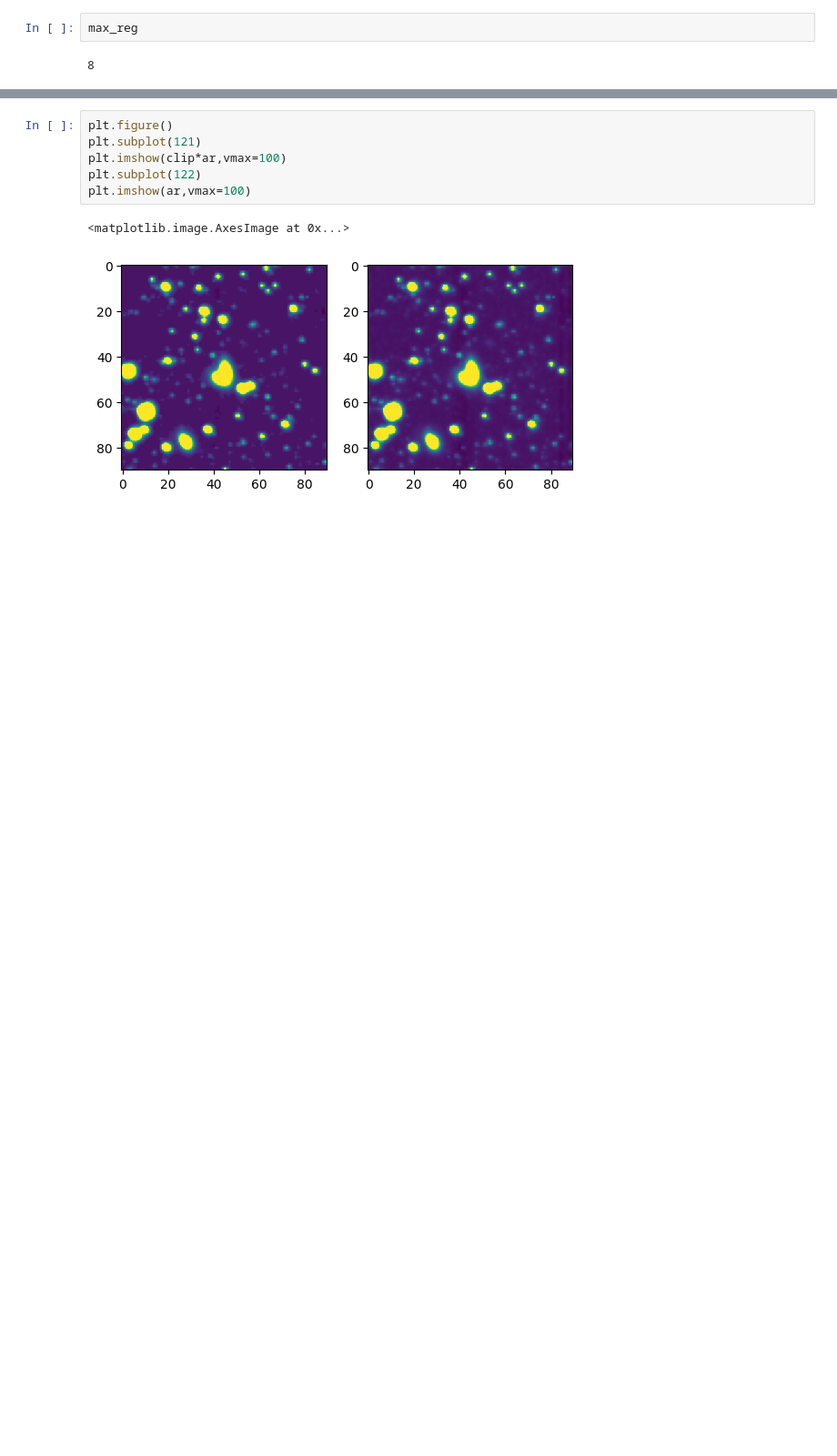
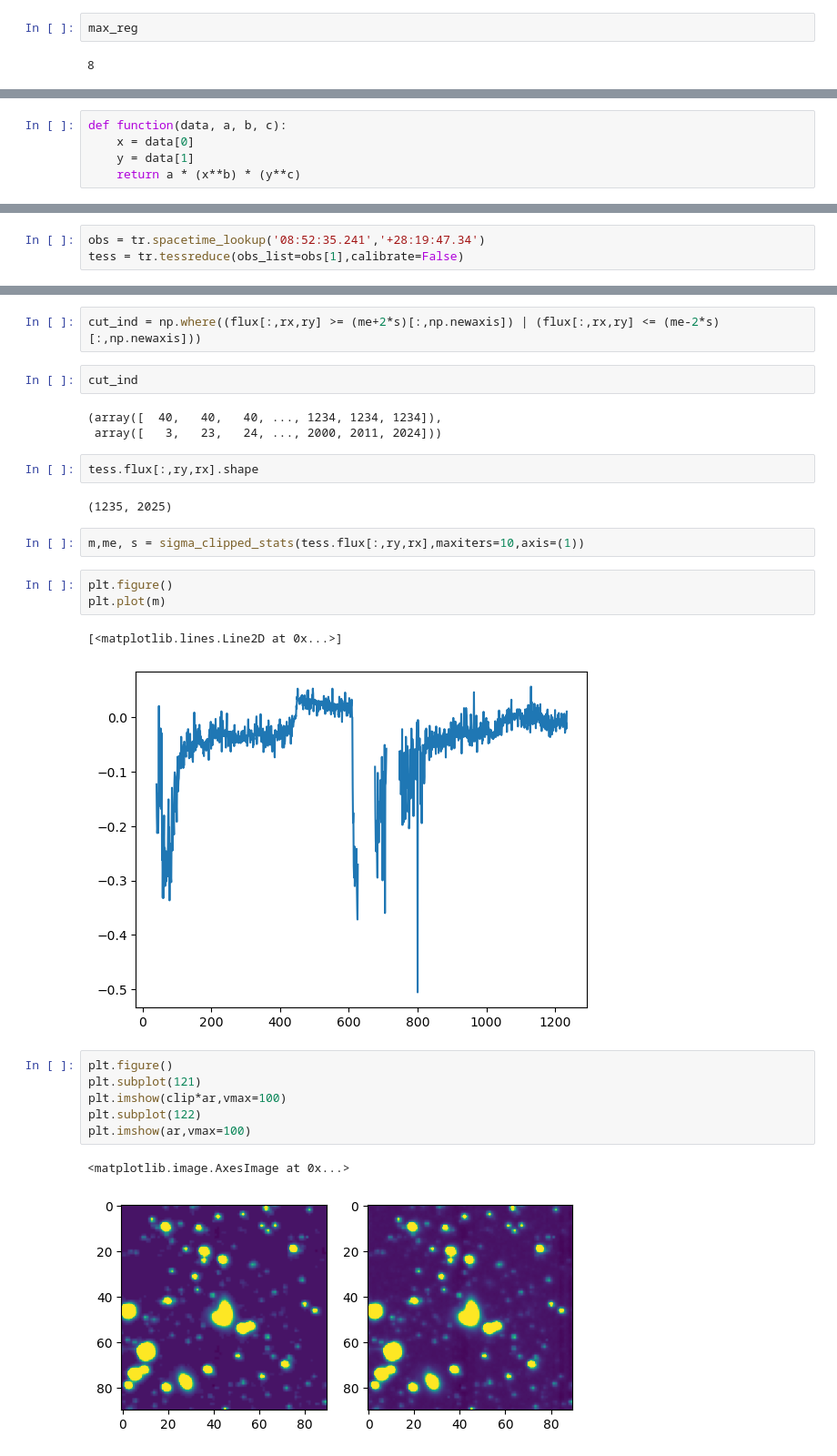
Before and after one commit to CheerfulUser/TESSreduce, a Jupyter notebook: development/test_statistics_range.ipynb, the cells around one changed output, grey strips where cells are left out. Shown at 91% size. Drawn from its saved outputs; the diff is of its cells as text; blank space fills up the shorter version.

```diff
--- a/development/test_statistics_range.ipynb
+++ b/development/test_statistics_range.ipynb
@@ -75,0 +110,5 @@ for i in range(max_reg+1):
+# %%
+def function(data, a, b, c):
+    x = data[0]
+    y = data[1]
+    return a * (x**b) * (y**c)
@@ -75,0 +147,3 @@ for i in range(max_reg+1):
+# %%
+obs = tr.spacetime_lookup('08:52:35.241','+28:19:47.34')
+tess = tr.tessreduce(obs_list=obs[1],calibrate=False)
@@ -76,3 +409,22 @@ for i in range(max_reg+1):
+# %%
+cut_ind = np.where((flux[:,rx,ry] >= (me+2*s)[:,np.newaxis]) | (flux[:,rx,ry] <= (me-2*s)[:,np.newaxis]))
+# %%
+cut_ind
+# %% [output]
+(array([  40,   40,   40, ..., 1234, 1234, 1234]),
+ array([   3,   23,   24, ..., 2000, 2011, 2024]))
+# %%
+tess.flux[:,ry,rx].shape
+# %% [output]
+(1235, 2025)
+# %%
+m,me, s = sigma_clipped_stats(tess.flux[:,ry,rx],maxiters=10,axis=(1))
+# %%
+plt.figure()
+plt.plot(m)
+# %% [output]
+[<matplotlib.lines.Line2D at 0x...>]
+[figure, added]
 # %%
 plt.figure()
 plt.subplot(121)
```
Also changed, not shown: parts of 32 cells of this notebook, 2 other files.
